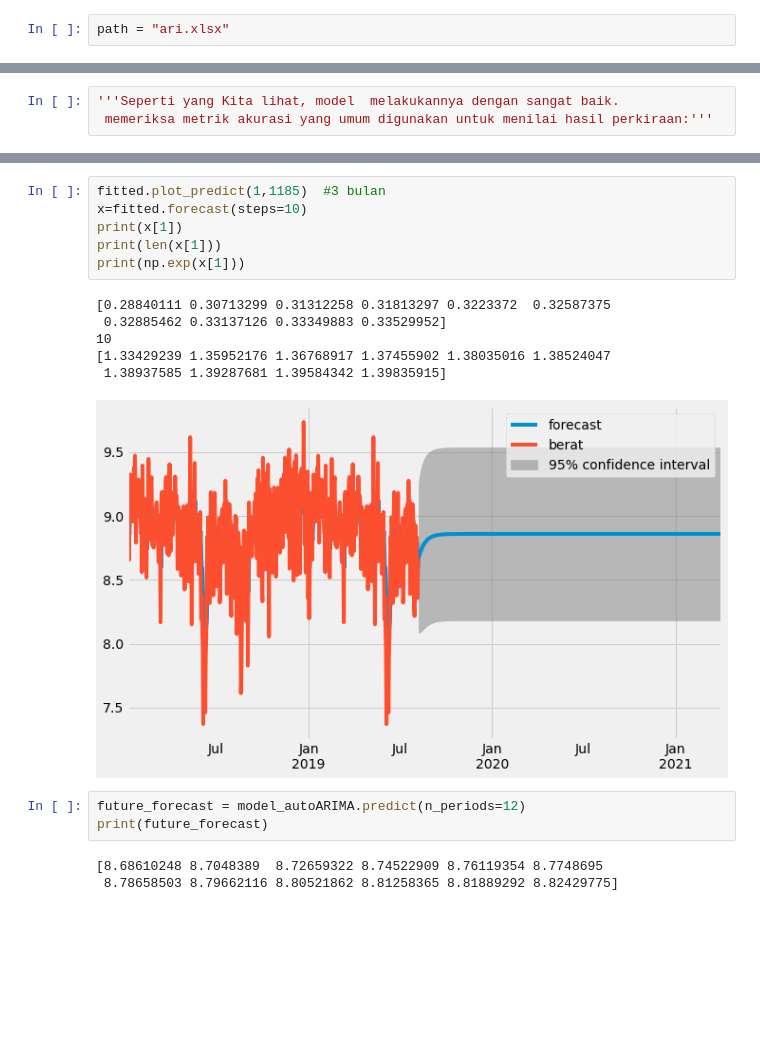
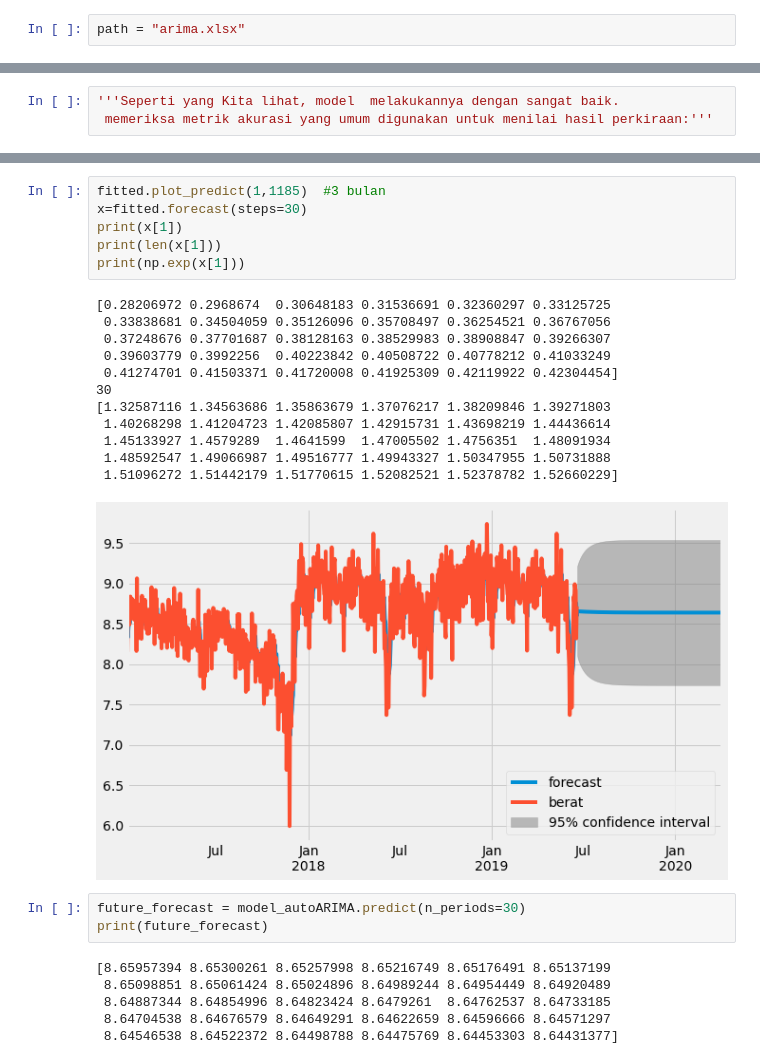
Before and after one commit to Suwandi-amin-sangaji/arima, a Jupyter notebook: arima2y.ipynb, the cells around one changed output, grey strips where cells are left out. Cells and saved outputs as stored; diff of their text form; blank space fills up the shorter version.

```diff
--- a/arima2y.ipynb
+++ b/arima2y.ipynb
@@ -17,7 +17,7 @@ from datetime import datetime
 from sklearn.metrics import mean_squared_error, mean_absolute_error
 import math
 # %%
-path = "ari.xlsx"
+path = "arima.xlsx"
 # %%
 data = pd.read_excel(path)
 # %%
@@ -352,20 +352,29 @@ MAPE berat    23.656019
 dtype: float64
 # %%
 fitted.plot_predict(1,1185)  #3 bulan
-x=fitted.forecast(steps=10)
+x=fitted.forecast(steps=30)
 print(x[1])
 print(len(x[1]))
 print(np.exp(x[1]))
 # %% [output]
-[0.28840111 0.30713299 0.31312258 0.31813297 0.3223372  0.32587375
- 0.32885462 0.33137126 0.33349883 0.33529952]
-10
-[1.33429239 1.35952176 1.36768917 1.37455902 1.38035016 1.38524047
- 1.38937585 1.39287681 1.39584342 1.39835915]
+[0.28206972 0.2968674  0.30648183 0.31536691 0.32360297 0.33125725
+ 0.33838681 0.34504059 0.35126096 0.35708497 0.36254521 0.36767056
+ 0.37248676 0.37701687 0.38128163 0.38529983 0.38908847 0.39266307
+ 0.39603779 0.3992256  0.40223842 0.40508722 0.40778212 0.41033249
+ 0.41274701 0.41503371 0.41720008 0.41925309 0.42119922 0.42304454]
+30
+[1.32587116 1.34563686 1.35863679 1.37076217 1.38209846 1.39271803
+ 1.40268298 1.41204723 1.42085807 1.42915731 1.43698219 1.44436614
+ 1.45133927 1.4579289  1.4641599  1.47005502 1.4756351  1.48091934
+ 1.48592547 1.49066987 1.49516777 1.49943327 1.50347955 1.50731888
+ 1.51096272 1.51442179 1.51770615 1.52082521 1.52378782 1.52660229]
-[figure, old version]
+[figure, new version]
 # %%
-future_forecast = model_autoARIMA.predict(n_periods=12)
+future_forecast = model_autoARIMA.predict(n_periods=30)
 print(future_forecast)
 # %% [output]
-[8.68610248 8.7048389  8.72659322 8.74522909 8.76119354 8.7748695
- 8.78658503 8.79662116 8.80521862 8.81258365 8.81889292 8.82429775]
+[8.65957394 8.65300261 8.65257998 8.65216749 8.65176491 8.65137199
+ 8.65098851 8.65061424 8.65024896 8.64989244 8.64954449 8.64920489
+ 8.64887344 8.64854996 8.64823424 8.6479261  8.64762537 8.64733185
+ 8.64704538 8.64676579 8.64649291 8.64622659 8.64596666 8.64571297
+ 8.64546538 8.64522372 8.64498788 8.64475769 8.64453303 8.64431377]
```
Also changed, not shown: parts of 14 cells of this notebook, 7 other files.
